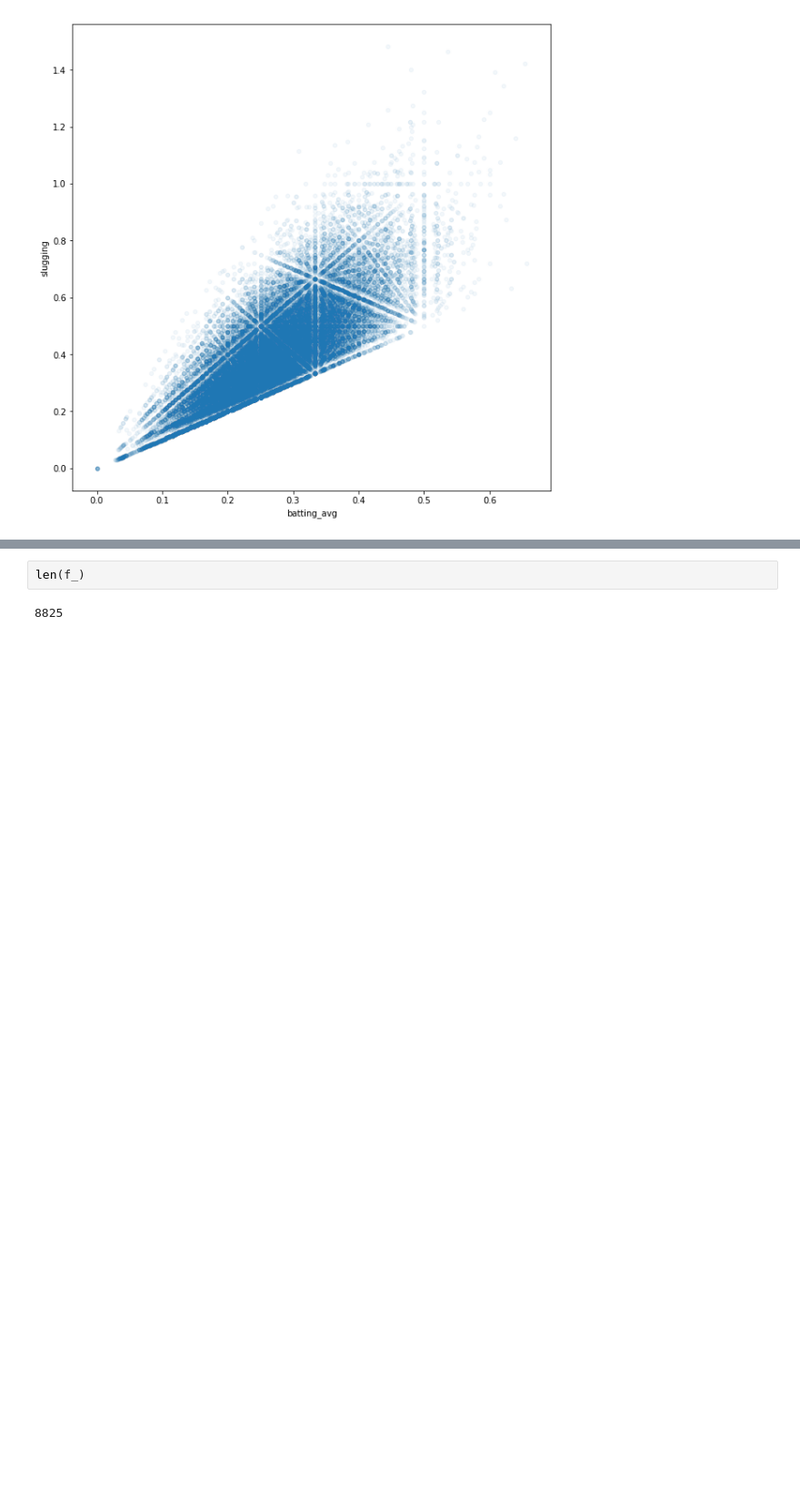
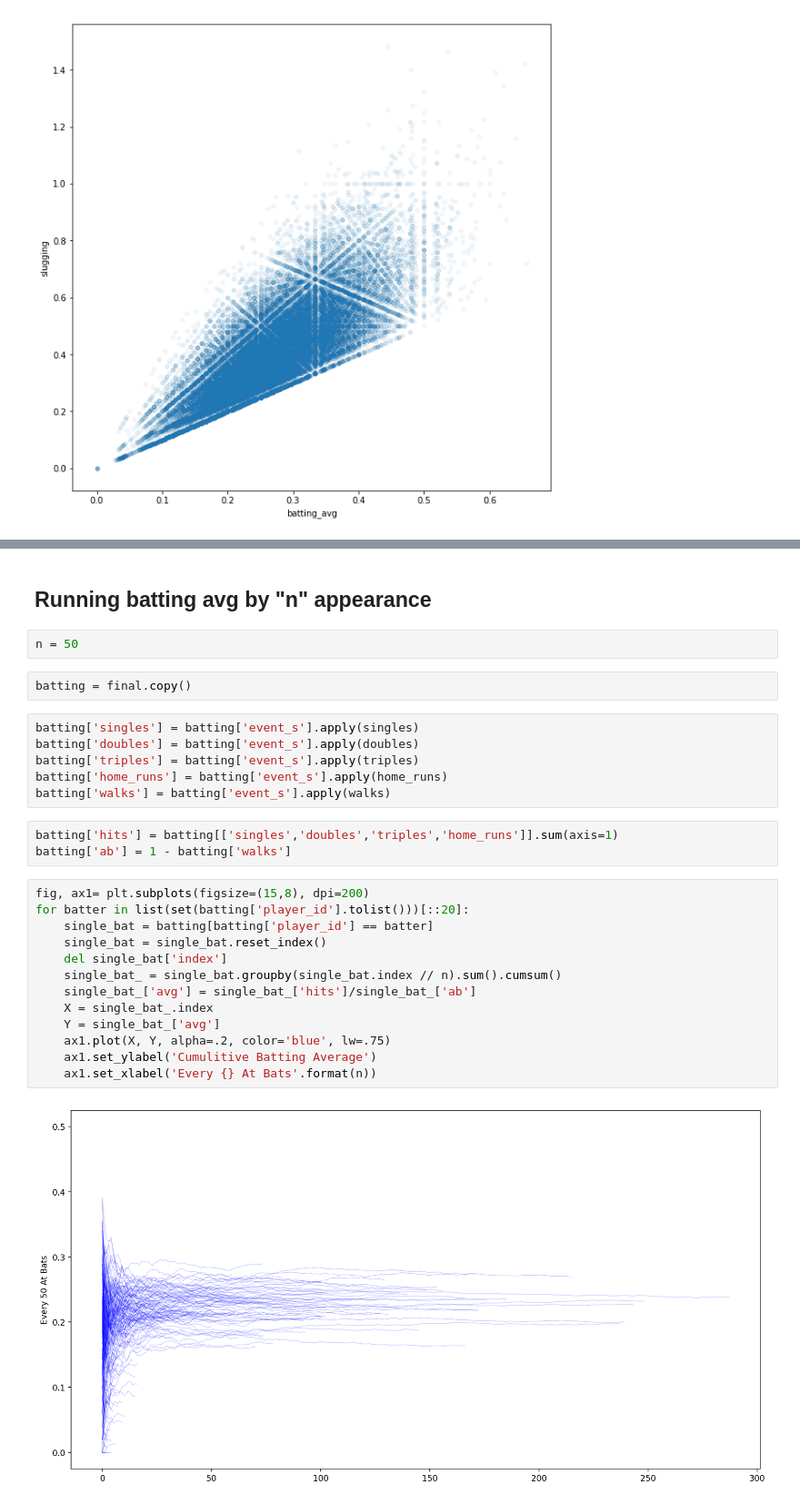
Before and after one commit to RyanAugust/fantasy-machine, a Jupyter notebook: MLB_functions.ipynb, the cells around one changed output, grey strips where cells are left out. Shown at 91% size. Cells and saved outputs as stored; diff of their text form; blank space fills up the shorter version.

```diff
--- a/MLB_functions.ipynb
+++ b/MLB_functions.ipynb
@@ -189,4 +242,30 @@ f_[f_['pitches'] > 25].plot(kind='scatter',
-# %%
-len(f_)
-# %% [output]
-8825
+# %% [markdown]
+## Running batting avg by "n" appearance
+# %%
+n = 50
+# %%
+batting = final.copy()
+# %%
+batting['singles'] = batting['event_s'].apply(singles)
+batting['doubles'] = batting['event_s'].apply(doubles)
+batting['triples'] = batting['event_s'].apply(triples)
+batting['home_runs'] = batting['event_s'].apply(home_runs)
+batting['walks'] = batting['event_s'].apply(walks)
+# %%
+batting['hits'] = batting[['singles','doubles','triples','home_runs']].sum(axis=1)
+batting['ab'] = 1 - batting['walks']
+# %%
+fig, ax1= plt.subplots(figsize=(15,8), dpi=200)
+for batter in list(set(batting['player_id'].tolist()))[::20]:
+    single_bat = batting[batting['player_id'] == batter]
+    single_bat = single_bat.reset_index()
+    del single_bat['index']
+    single_bat_ = single_bat.groupby(single_bat.index // n).sum().cumsum()
+    single_bat_['avg'] = single_bat_['hits']/single_bat_['ab']
+    X = single_bat_.index
+    Y = single_bat_['avg']
+    ax1.plot(X, Y, alpha=.2, color='blue', lw=.75)
+    ax1.set_ylabel('Cumulitive Batting Average')
+    ax1.set_xlabel('Every {} At Bats'.format(n))
+# %% [output]
+[figure, added]
```
Also changed, not shown: parts of 21 cells of this notebook.
